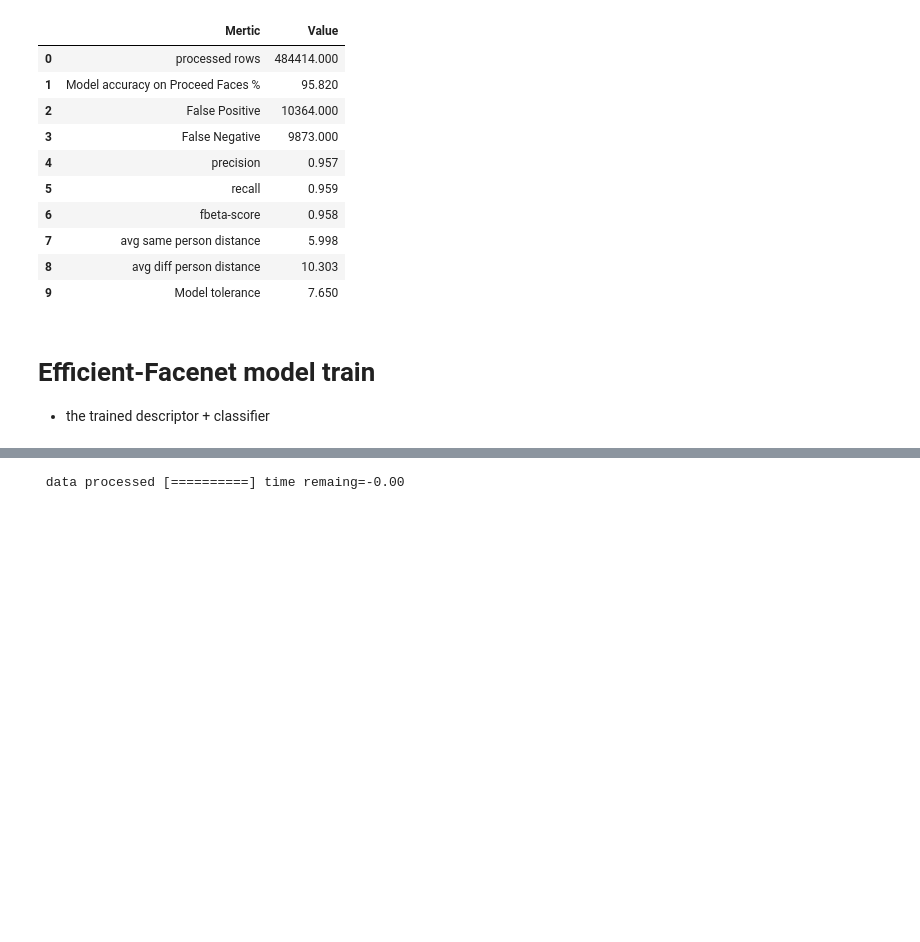
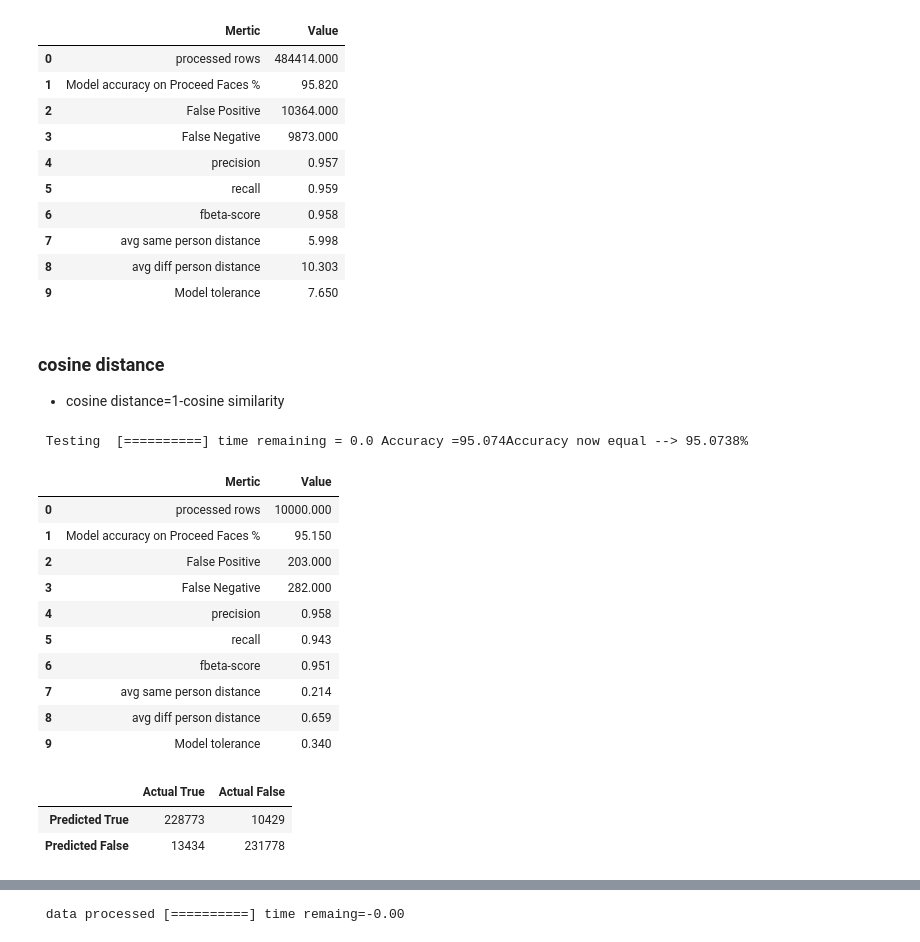
Before and after one commit to ahmedbadr97/conv-facenet, a Jupyter notebook: notebooks/convnext-facenet-train.ipynb, the cells around one changed output, grey strips where cells are left out. Saved outputs shown, nothing was run; the diff lists cells and outputs as text; code cells hidden in the pictures; blank space fills up the shorter version.

```diff
--- a/notebooks/convnext-facenet-train.ipynb
+++ b/notebooks/convnext-facenet-train.ipynb
@@ -220,8 +277,7 @@ features_dict=utils.load_dict_from_json("face_features_test_lfw.json")
 # %%
 eval_transform = transforms.Compose([transforms.Resize((240,240)),transforms.ToTensor(),transforms.Normalize([0.485, 0.456, 0.406],[0.229, 0.224, 0.225])])
 # %%
-features_dict = data_load.get_pic_features_dict(lfw_dataset_path, face_descriptor_model, eval_transform,
+lfw_features_dict = data_load.get_pic_features_dict(lfw_dataset_path, face_descriptor_model, eval_transform,
                                                 cuda=True, batch_size=10)
-utils.save_dict_to_json("face_features_test_imgcelba.json",features_dict)
 # %% [output]
  data processed [==========] time remaing=-0.00
@@ -248,6 +306,36 @@ error_table
 | 7 | avg same person distance | 5.998 |
 | 8 | avg diff person distance | 10.303 |
 | 9 | Model tolerance | 7.650 |
-# %% [markdown]
-# Efficient-Facenet model train
-- the trained descriptor + classifier
+# %% [markdown]
+### cosine distance
+- cosine distance=1-cosine similarity
+# %%
+test_lfw_data_pd_full = pd.DataFrame(generate_dataset.generate_testing_data_set_frame(lfw_dataset_path, True))
+# %%
+full_test_lfw_data_pd = test_lfw_data_pd_full.sample(frac=1)
+test_data_lfw_pd = full_test_lfw_data_pd
+# %%
+error_table, confusion_matrix = evaluation.model_test(lfw_features_dict, test_data_lfw_pd, results_path="",
+                                                      distance_method=utils.findCosineDistance, threshold=0.34)
+# %% [output]
+ Testing  [==========] time remaining = 0.0 Accuracy =95.074Accuracy now equal --> 95.0738%
+# %%
+error_table
+# %% [output]
+|  | Mertic | Value |
+| 0 | processed rows | 10000.000 |
+| 1 | Model accuracy on Proceed Faces % | 95.150 |
+| 2 | False Positive | 203.000 |
+| 3 | False Negative | 282.000 |
+| 4 | precision | 0.958 |
+| 5 | recall | 0.943 |
+| 6 | fbeta-score | 0.951 |
+| 7 | avg same person distance | 0.214 |
+| 8 | avg diff person distance | 0.659 |
+| 9 | Model tolerance | 0.340 |
+# %%
+confusion_matrix
+# %% [output]
+|  | Actual True | Actual False |
+| Predicted True | 228773 | 10429 |
+| Predicted False | 13434 | 231778 |
```
Also changed, not shown: parts of 65 cells of this notebook, 4 other files.
